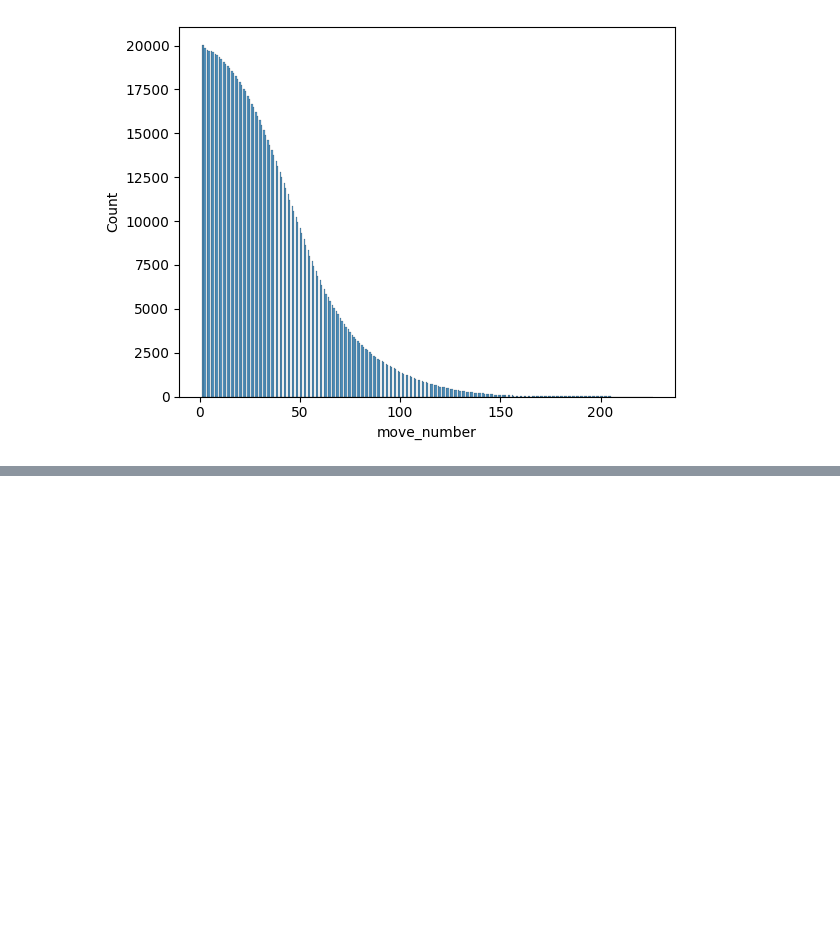
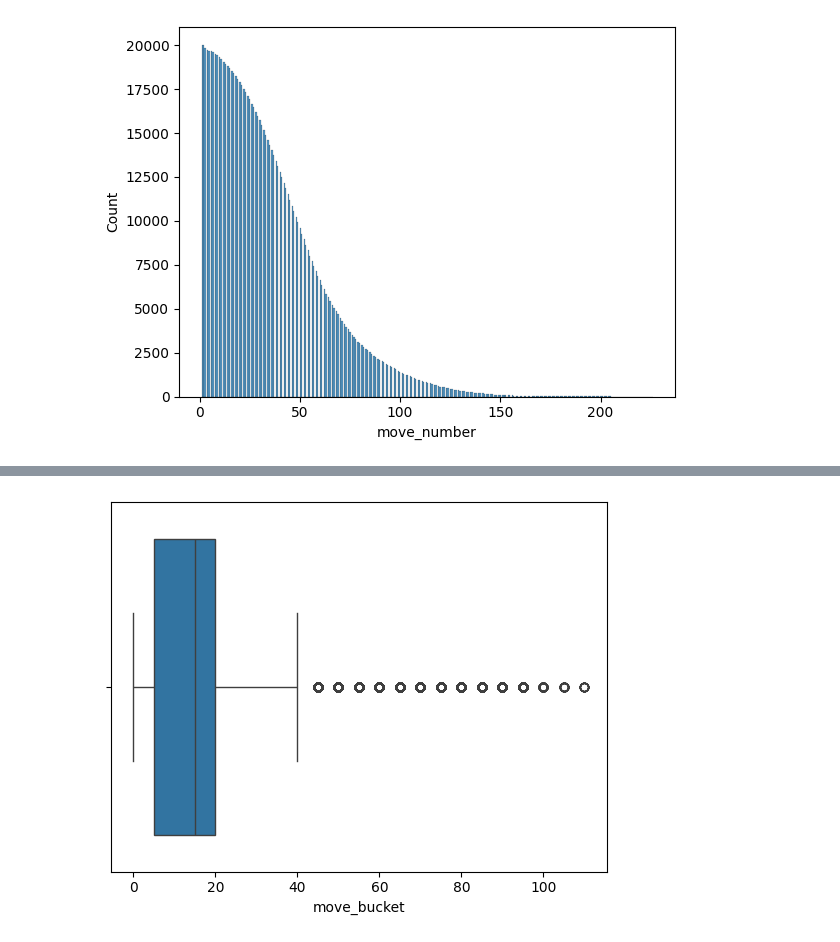
Before and after one commit to j-chowder/datablog-decision-fatigue, a Jupyter notebook: notebooks/jaden/initial_explore.ipynb, the cells around one changed output, grey strips where cells are left out. Saved outputs shown, nothing was run; the diff lists cells and outputs as text; code cells hidden in the pictures; blank space fills up the shorter version.

```diff
--- a/notebooks/jaden/initial_explore.ipynb
+++ b/notebooks/jaden/initial_explore.ipynb
@@ -63,0 +63,9 @@ dtype: float64
+# %%
+# create buckets (followed general guidelines on lichess )
+def rating_tier(r):
+    if r < 1200:  return "beginner"
+    elif r < 1600: return "intermediate"
+    elif r < 2000: return "club"
+    else:          return "advanced"
+# %%
+moves["rating_tier"] = moves["player_rating"].apply(rating_tier)
@@ -63,0 +81,8 @@ dtype: float64
+# %%
+moves["cpl_capped"] = moves["cpl"].clip(upper=500) # reduce outlier noise (mainly from checkmate)
+# %%
+moves["move_bucket"] = (moves["player_move_number"] // 5) * 5 # Move buckets (every 5 moves = one "phase")
+# %%
+sns.boxplot(x=moves['move_bucket']);
+# %% [output]
+[figure, added]
```
Also changed, not shown: parts of 29 cells of this notebook, 6 other files.
